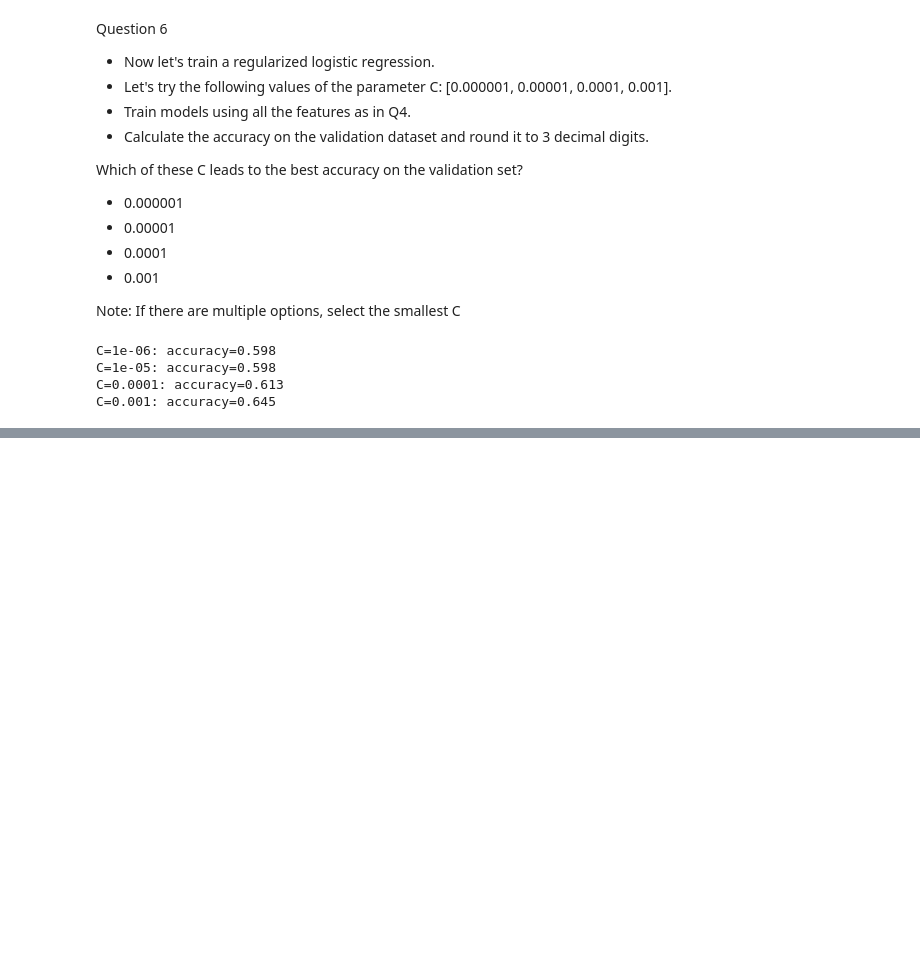
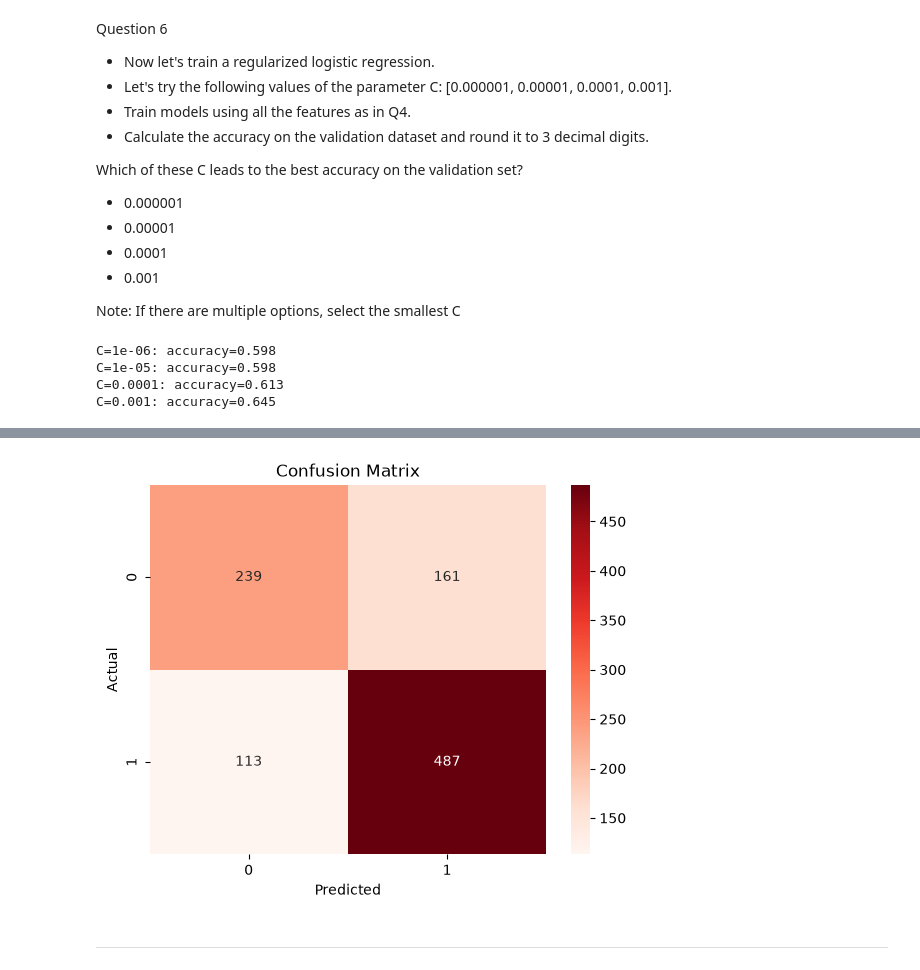
Before and after one commit to ACADEMIC-AND-PERSONAL-PROJECTS/Homework-3-Machine-Learning-for-Classification, a Jupyter notebook: notebook.ipynb, the cells around one changed output, grey strips where cells are left out. Cells and saved outputs as stored; diff of their text form; code cells hidden in the pictures; blank space fills up the shorter version.

```diff
--- a/notebook.ipynb
+++ b/notebook.ipynb
@@ -383,0 +502,6 @@ C=0.001: accuracy=0.645
+# %%
+# Final model
+classifier = LogisticRegression(C=1.1857240600146912, solver='newton-cholesky', max_iter=2000, random_state=42)
+
+# Training
+classifier.fit(X_full_train, y_full_train)
@@ -383,0 +511,6 @@ C=0.001: accuracy=0.645
+# %%
+# Making prediction
+y_pred = classifier.predict(X_test_encoded)
+
+# reports
+print(classification_report(y_test, y_pred))
@@ -383,0 +526,14 @@ C=0.001: accuracy=0.645
+# %%
+# confusion matrix
+cm = confusion_matrix(y_test, y_pred)
+
+# visualization
+sns.heatmap(cm, cmap='Reds',fmt='d', annot=True)
+plt.xlabel("Predicted")
+plt.ylabel("Actual")
+plt.title("Confusion Matrix")
+plt.show();
+# %% [output]
+[figure, added]
+# %% [markdown]
+---
```
Also changed, not shown: parts of 13 cells of this notebook, 2 other files.
